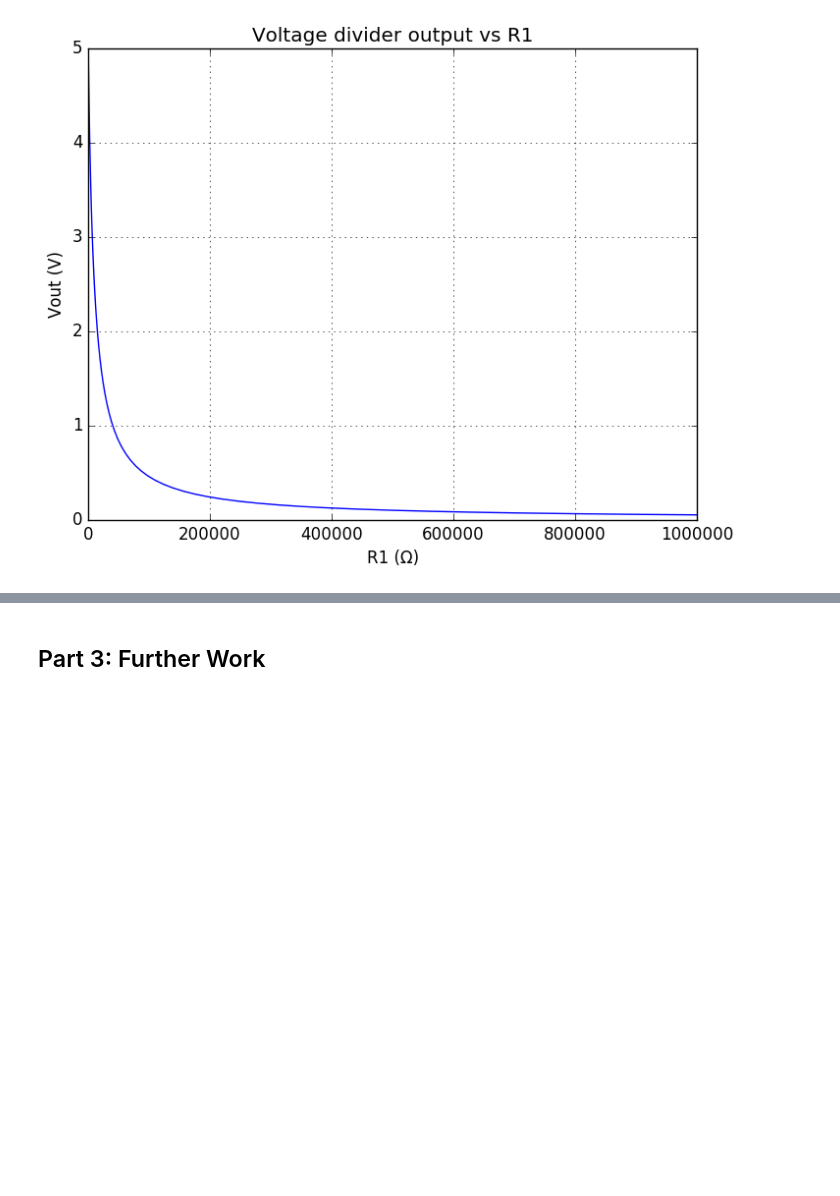
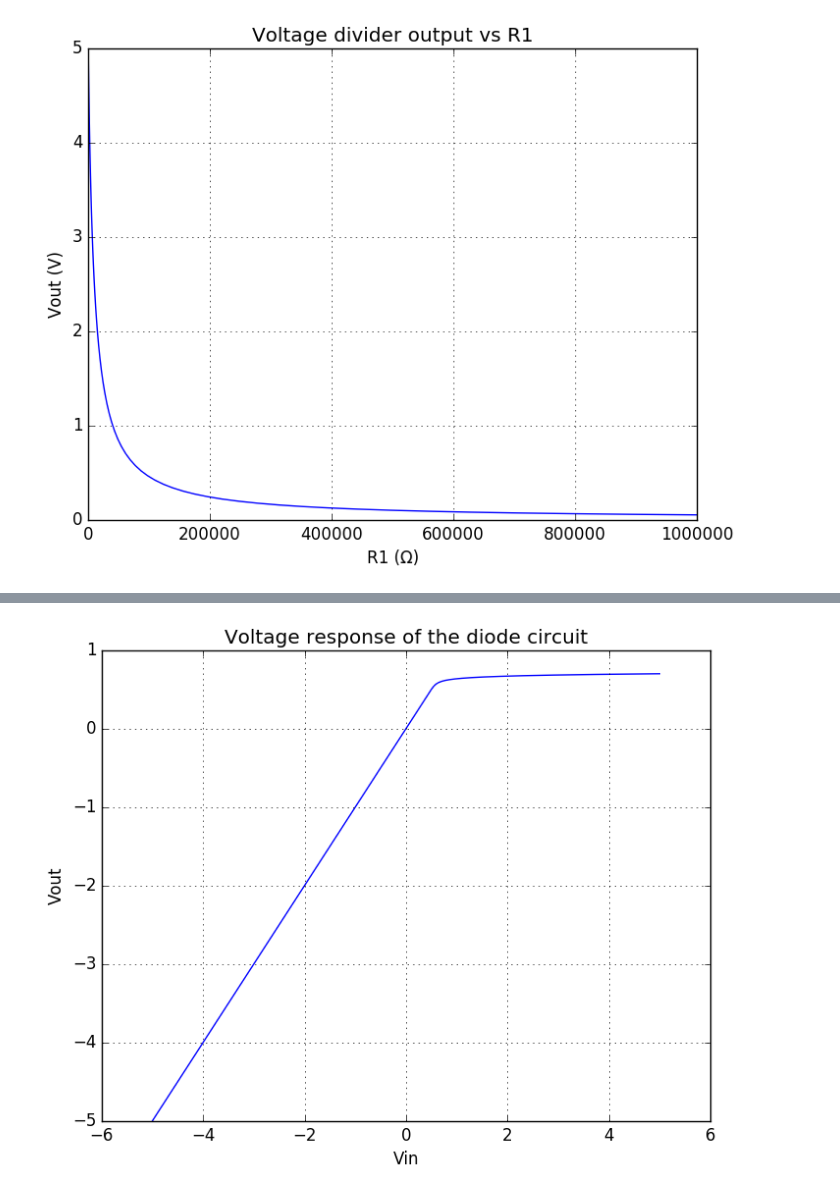
Before and after one commit to mridsole/SimpleCircuits.jl, a Jupyter notebook: MATH3976 Project - Rapisarda 440429320.ipynb, the cells around one changed output, grey strips where cells are left out. Saved outputs shown, nothing was run; the diff lists cells and outputs as text; code cells hidden in the pictures; blank space fills up the shorter version.

```diff
--- a/MATH3976 Project - Rapisarda 440429320.ipynb
+++ b/MATH3976 Project - Rapisarda 440429320.ipynb
@@ -94,3 +80,28 @@ plot(R_range, cop[r1.p2]);
 Linear circuit analysis is not so interesting, since Thevenin's theorem states that for any linear circuit there exists an equivalent circuit, with one voltage source and one resistor, which appears exactly the same as the original circuit, when looking at two nodes - so now let's examine a simple non-linear circuit.
-# %% [markdown]
-## Part 3: Further Work
+# %%
+circ = Circuit()
+r1 = Resistor(1e+3)
+d1 = Diode() # using the default values for a diode
+
+# we will be sweeping over the input voltage
+vin = DCVoltageSource(:V)
+
+connect!(circ, vin.pLow, circ.gnd)
+connect!(circ, vin.pHigh, r1.p1)
+connect!(circ, r1.p2, d1.pIn)
+connect!(circ, d1.pOut, circ.gnd)
+
+# default value for Vin - it will be overridden when we sweep anyway
+params = Dict(:V => 5.)
+
+V_range = -5.:0.01:5.
+cop = dc_sweep(circ, :V, V_range, params)
+
+# plot the voltage on the diode
+grid(b=true, which="major")
+title("Voltage response of the diode circuit")
+xlabel("Vin")
+ylabel("Vout")
+plot(V_range, cop[r1.p2]);
+# %% [output]
+[figure, added]
```
Also changed, not shown: parts of 15 cells of this notebook, 5 other files.
